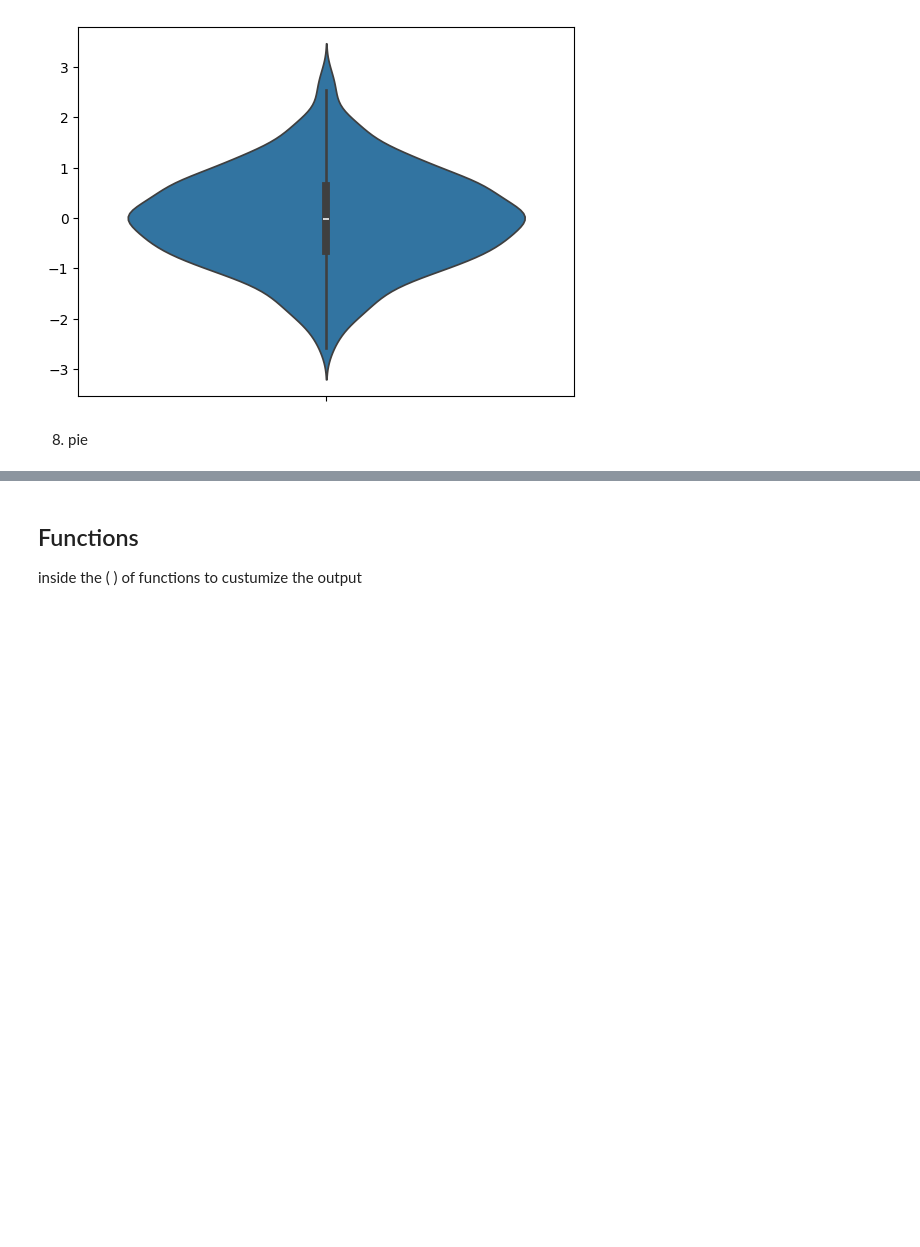
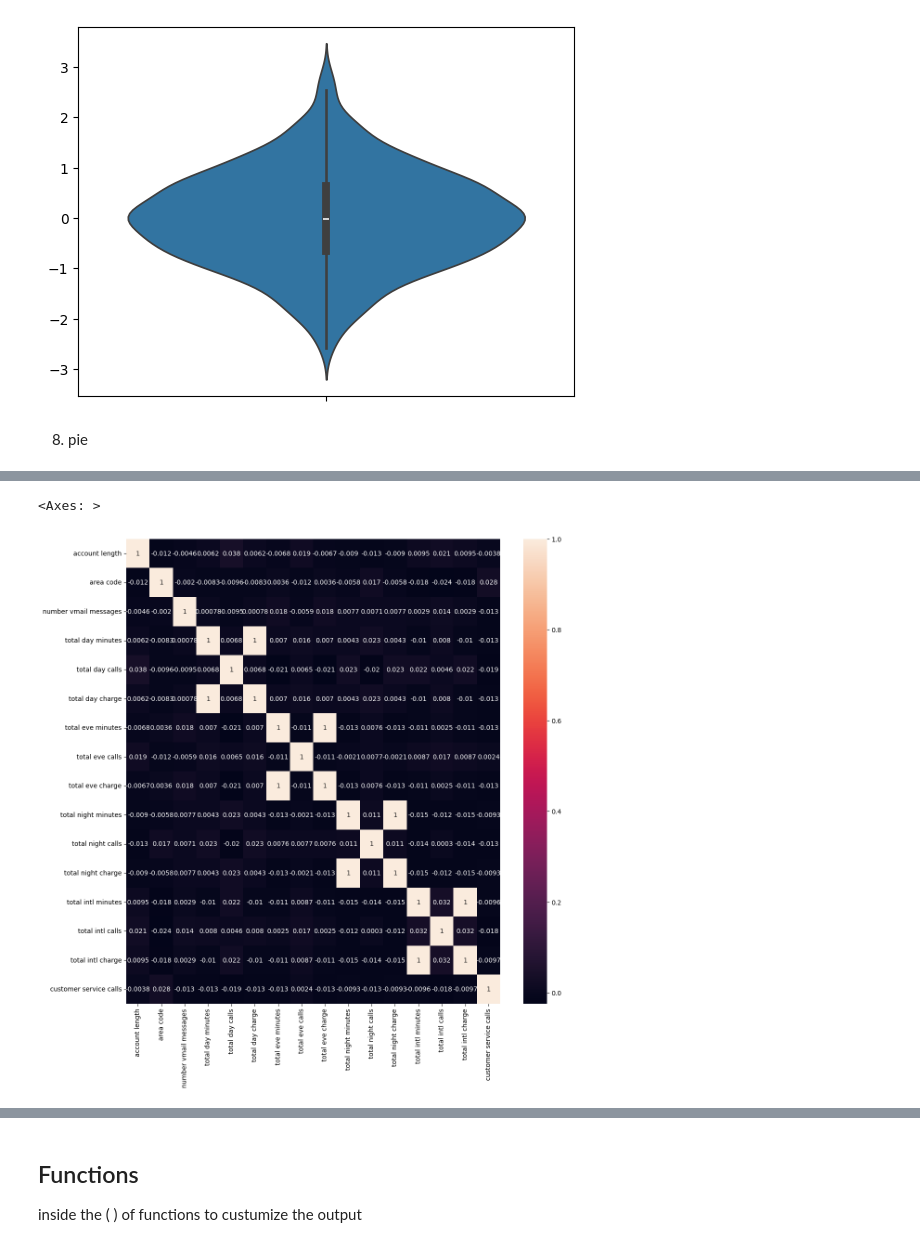
Before and after one commit to JanaAlhumaidan/Notes, a Jupyter notebook: Visualization.ipynb, the cells around one changed output, grey strips where cells are left out. Saved outputs shown, nothing was run; the diff lists cells and outputs as text; code cells hidden in the pictures; blank space fills up the shorter version.

```diff
--- a/Visualization.ipynb
+++ b/Visualization.ipynb
@@ -131,0 +133,6 @@ ValueError: Mime type rendering requires nbformat>=4.2.0 but it is not installed
+# %%
+plt.figure(figsize=(13,13))
+sns.heatmap(df_numeric.corr(),annot=True)
+# %% [output]
+<Axes: >
+[figure, added]
```
Also changed, not shown: parts of 14 cells of this notebook.
